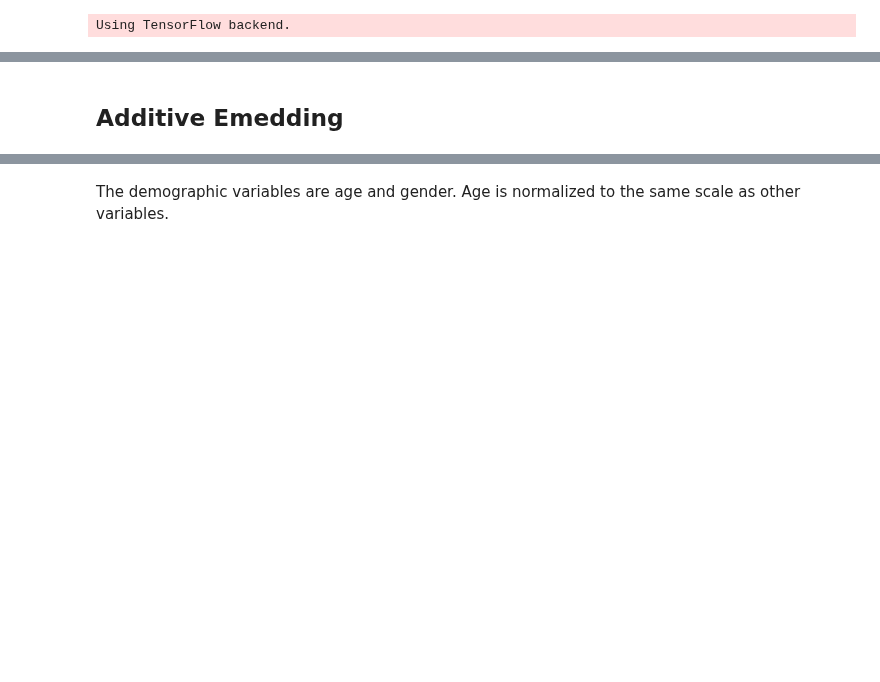
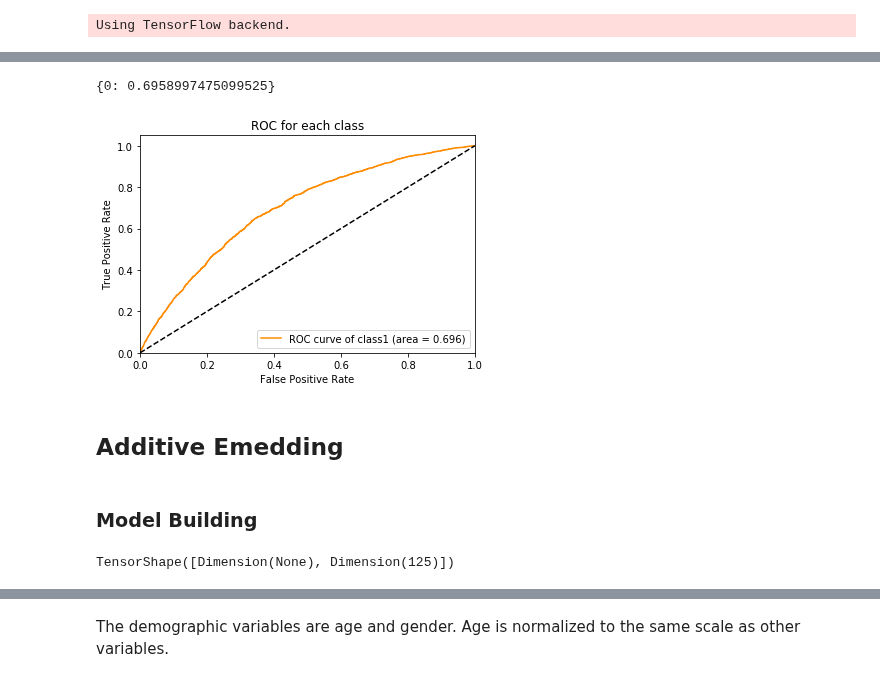
Before and after one commit to wenshuoliu/DLproj, a Jupyter notebook: NRD/Prediction_by_codes.ipynb, the cells around one changed output, grey strips where cells are left out. Saved outputs shown, nothing was run; the diff lists cells and outputs as text; code cells hidden in the pictures; blank space fills up the shorter version.

Commit message:
NRD: Updated results for predictions by raw ICD9 codes and CCS single-level categories.

```diff
--- a/NRD/Prediction_by_codes.ipynb
+++ b/NRD/Prediction_by_codes.ipynb
@@ -252,0 +364,16 @@ DX_ohe.shape
+# %%
+hosp_array_tst = tst_df['HOSP_NRD'].astype('category').cat.rename_categories(range(len(hosp_cat))).astype(int).values
+# %%
+DX1_array_tst = tst_df['DX1'].astype('category').values
+
+DX1_mat_tst = np.zeros((len(DX1_array_tst), len(DX1_cat)))
+for i, dx1 in enumerate(DX1_array_tst):
+    DX1_mat_tst[i, DX1_dict[dx1]] = 1
+# %%
+y_tst = tst_df['readm30'].values.astype(int)
+
+Y_tst = to_categorical(y_tst)
+# %%
+model.load_weights(model_path+'ami_icd9_auc1.h5')
+
+y_pred = model.predict([demo_mat_tst, DX1_mat_tst, DX_ohe_tst, hosp_array_tst], batch_size=256, verbose=1)
@@ -253,2 +382,7 @@ DX_ohe.shape
+# %%
+plot_roc(y_pred[:, 1], Y_tst[:, 1])
+# %% [output]
+{0: 0.6958997475099525}
+[figure, added]
 # %% [markdown]
 ## Additive Emedding
@@ -264,0 +389,2 @@ DX_mat = DX_series.astype(int).values.reshape(len(all_df), N_DX)
+# %% [markdown]
+### Model Building
@@ -264,0 +414,4 @@ DX_mat = DX_series.astype(int).values.reshape(len(all_df), N_DX)
+# %%
+merged.shape
+# %% [output]
+TensorShape([Dimension(None), Dimension(125)])
```
Also changed, not shown: parts of 82 cells of this notebook.
